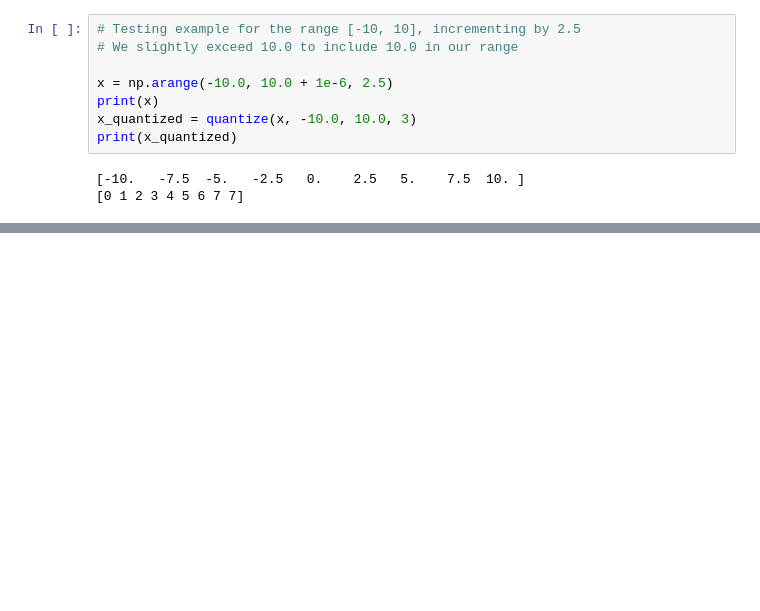
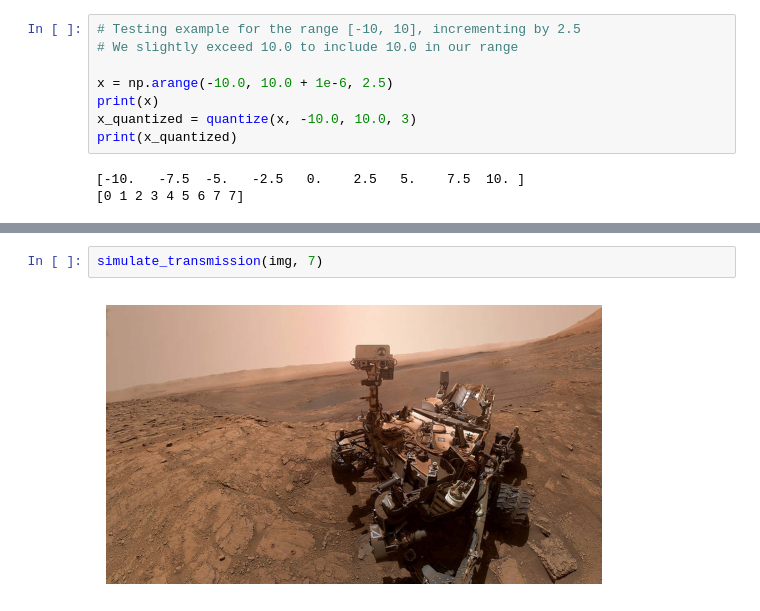
Before and after one commit to khanhcodes/efficient_DL, a Jupyter notebook: chap-2-compression-techniques/1-data-quantization.ipynb, the cells around one changed output, grey strips where cells are left out. Saved outputs shown, nothing was run; the diff lists cells and outputs as text; blank space fills up the shorter version.

```diff
--- a/chap-2-compression-techniques/1-data-quantization.ipynb
+++ b/chap-2-compression-techniques/1-data-quantization.ipynb
@@ -35,0 +74,4 @@ print(x_quantized)
+# %%
+simulate_transmission(img, 7)
+# %% [output]
+[figure, added]
```
Also changed, not shown: parts of 10 cells of this notebook, 1 other file.
